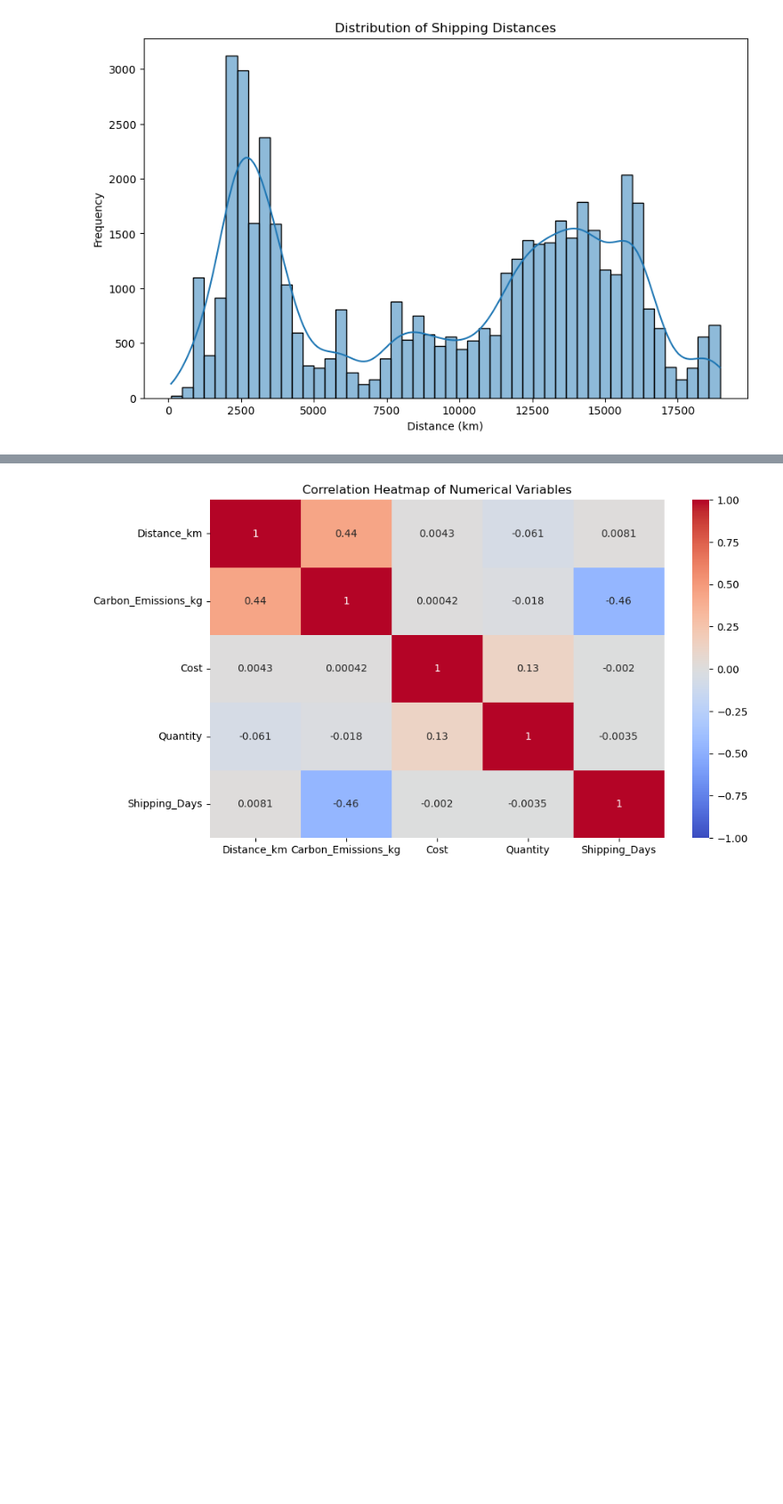
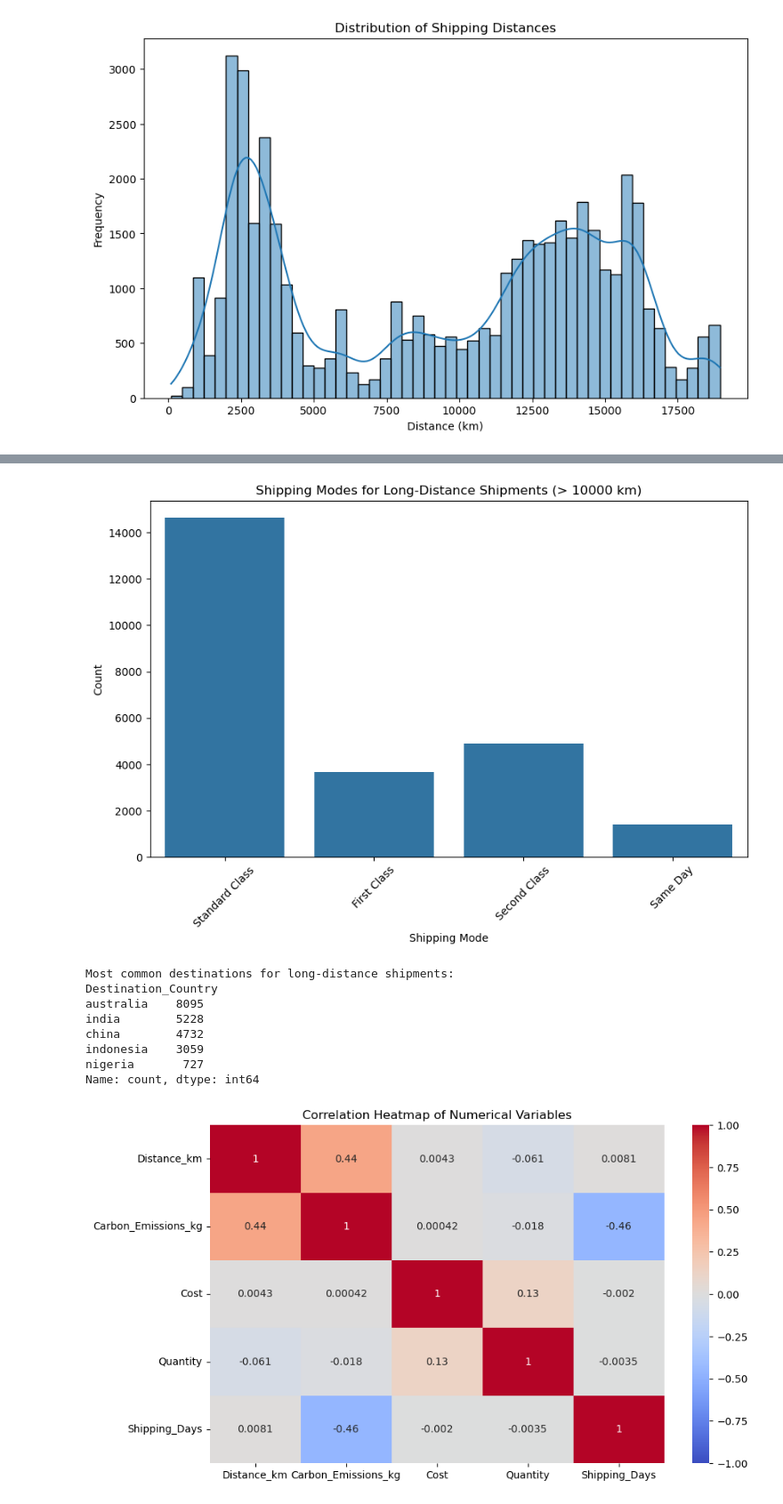
Before and after one commit to Venu5656/sustainable-supply-chain-optimization, a Jupyter notebook: python/eda.ipynb, the cells around one changed output, grey strips where cells are left out. Shown: that part at 89% size. Cells and saved outputs as stored; diff of their text form; code cells hidden in the pictures; blank space fills up the shorter version.

```diff
--- a/python/eda.ipynb
+++ b/python/eda.ipynb
@@ -73,0 +198,23 @@ plt.show()
+# %%
+# Cell 11: Zoom into long-distance shipments (> 10000 km)
+long_distances = df[df['Distance_km'] > 10000]
+plt.figure(figsize=(10, 6))
+sns.countplot(x='Shipping_Mode', data=long_distances)
+plt.title('Shipping Modes for Long-Distance Shipments (> 10000 km)')
+plt.xlabel('Shipping Mode')
+plt.ylabel('Count')
+plt.xticks(rotation=45)
+plt.show()
+
+print("Most common destinations for long-distance shipments:")
+print(long_distances['Destination_Country'].value_counts().head())
+# %% [output]
+[figure, added]
+Most common destinations for long-distance shipments:
+Destination_Country
+australia    8095
+india        5228
+china        4732
+indonesia    3059
+nigeria       727
+Name: count, dtype: int64
```
Also changed, not shown: parts of 12 cells of this notebook.
